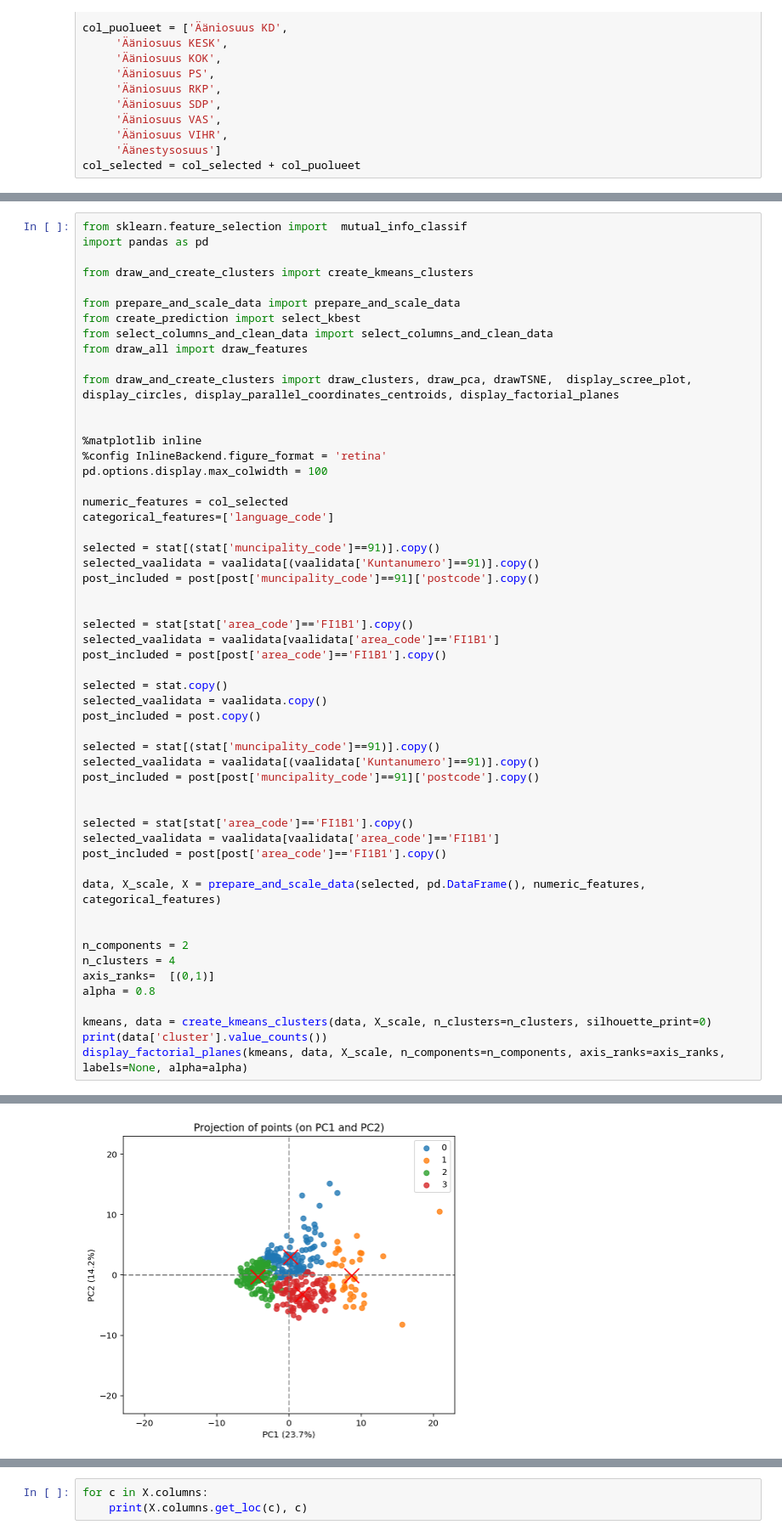
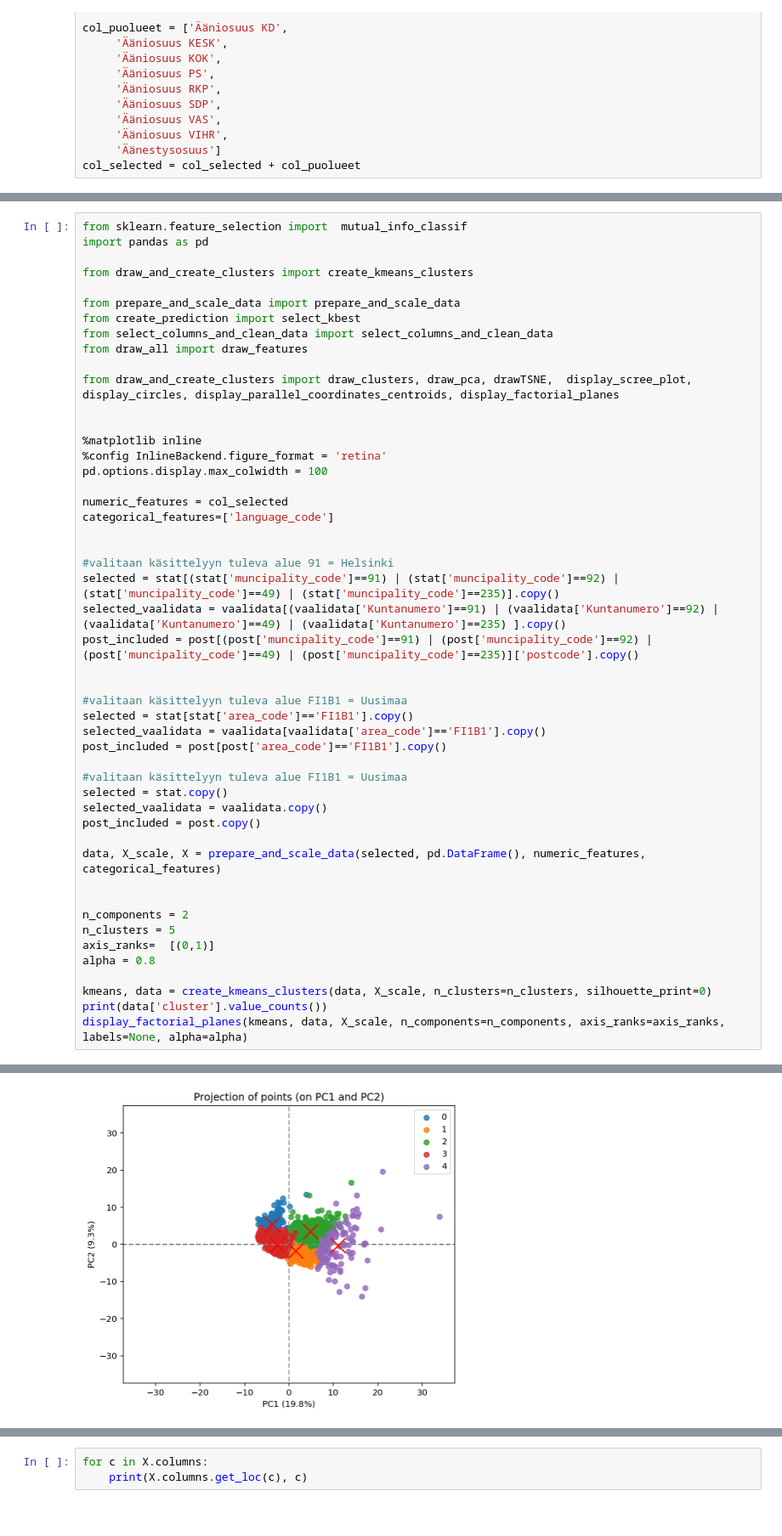
Before and after one commit to launis/areadata, a Jupyter notebook: create_clusters.ipynb, the cells around one changed output, grey strips where cells are left out. Shown at 85% size. Drawn from its saved outputs; the diff is of its cells as text.

```diff
--- a/create_clusters.ipynb
+++ b/create_clusters.ipynb
@@ -142,33 +127,28 @@ pd.options.display.max_colwidth = 100
 numeric_features = col_selected
 categorical_features=['language_code']
 
-selected = stat[(stat['muncipality_code']==91)].copy()
-selected_vaalidata = vaalidata[(vaalidata['Kuntanumero']==91)].copy()
-post_included = post[post['muncipality_code']==91]['postcode'].copy()
+
+#valitaan käsittelyyn tuleva alue 91 = Helsinki
+selected = stat[(stat['muncipality_code']==91) | (stat['muncipality_code']==92) | (stat['muncipality_code']==49) | (stat['muncipality_code']==235)].copy()
+selected_vaalidata = vaalidata[(vaalidata['Kuntanumero']==91) | (vaalidata['Kuntanumero']==92) | (vaalidata['Kuntanumero']==49) | (vaalidata['Kuntanumero']==235) ].copy()
+post_included = post[(post['muncipality_code']==91) | (post['muncipality_code']==92) | (post['muncipality_code']==49) | (post['muncipality_code']==235)]['postcode'].copy()
 
 
+#valitaan käsittelyyn tuleva alue FI1B1 = Uusimaa
 selected = stat[stat['area_code']=='FI1B1'].copy()
-selected_vaalidata = vaalidata[vaalidata['area_code']=='FI1B1']
+selected_vaalidata = vaalidata[vaalidata['area_code']=='FI1B1'].copy()
 post_included = post[post['area_code']=='FI1B1'].copy()
 
+#valitaan käsittelyyn tuleva alue FI1B1 = Uusimaa
 selected = stat.copy()
 selected_vaalidata = vaalidata.copy()
 post_included = post.copy()
-
-selected = stat[(stat['muncipality_code']==91)].copy()
-selected_vaalidata = vaalidata[(vaalidata['Kuntanumero']==91)].copy()
-post_included = post[post['muncipality_code']==91]['postcode'].copy()
-
-
-selected = stat[stat['area_code']=='FI1B1'].copy()
-selected_vaalidata = vaalidata[vaalidata['area_code']=='FI1B1']
-post_included = post[post['area_code']=='FI1B1'].copy()
 
 data, X_scale, X = prepare_and_scale_data(selected, pd.DataFrame(), numeric_features, categorical_features)
 
 
 n_components = 2
-n_clusters = 4
+n_clusters = 5
 axis_ranks=  [(0,1)]
 alpha = 0.8
 
@@ -184,2 +165,2 @@ Number of clusters: 4 Silhouette Coefficient: 0.211 Calinski Harabaz Index: 53
 Name: cluster, dtype: int64
-[figure, old version]
+[figure, new version]
```
Also changed, not shown: parts of 17 cells of this notebook, 1 other file.
